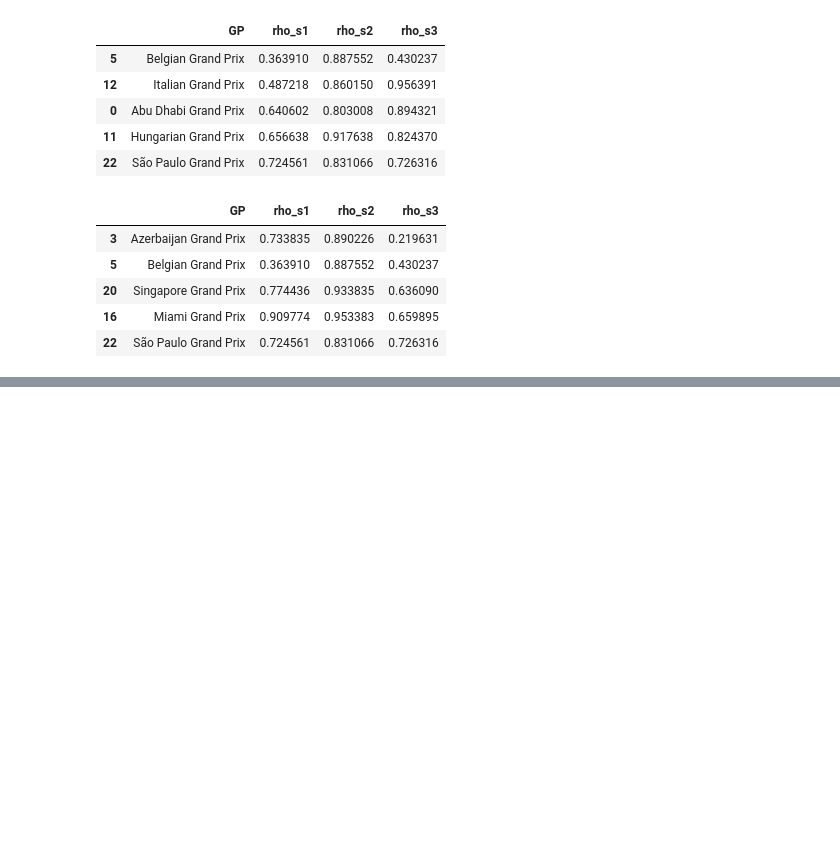
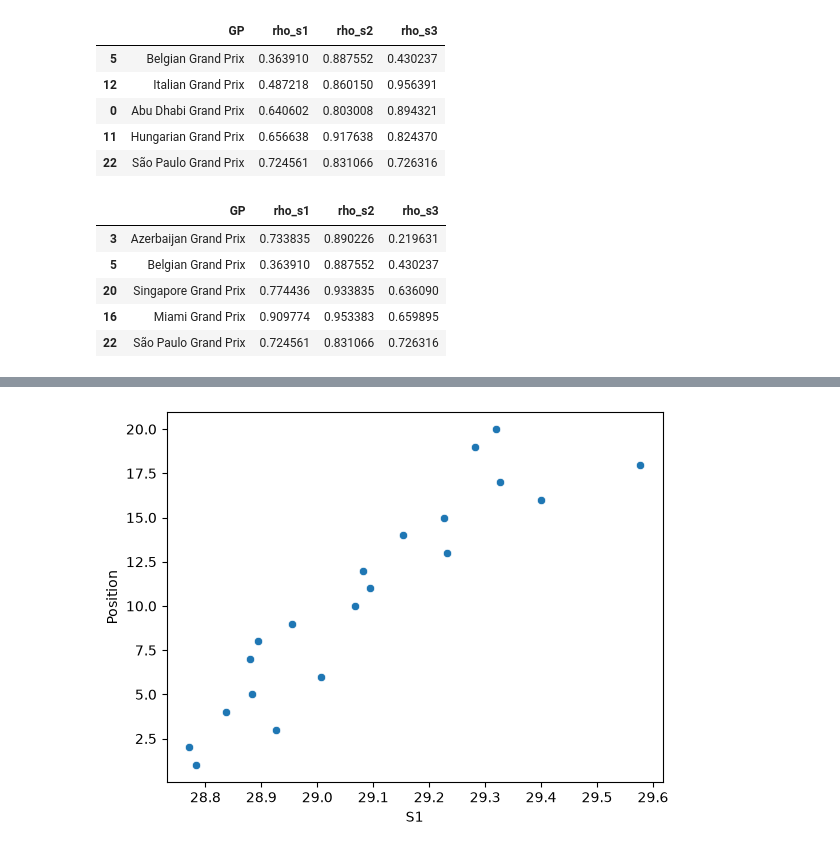
Before and after one commit to sofiaxyz1/box-box-analytics, a Jupyter notebook: notebooks/03_setores_vs_grid.ipynb, the cells around one changed output, grey strips where cells are left out. Drawn from its saved outputs; the diff is of its cells as text; code cells hidden in the pictures; blank space fills up the shorter version.

```diff
--- a/notebooks/03_setores_vs_grid.ipynb
+++ b/notebooks/03_setores_vs_grid.ipynb
@@ -178,0 +185,5 @@ tabela_correlacoes.to_csv('../data/processed/correlacoes_setores_grid.csv', inde
+# %%
+sns.scatterplot(data=gpbahrain, x='S1', y='Position')
+plt.show()
+# %% [output]
+[figure, added]
```
Also changed, not shown: parts of 3 cells of this notebook, 2 other files.
